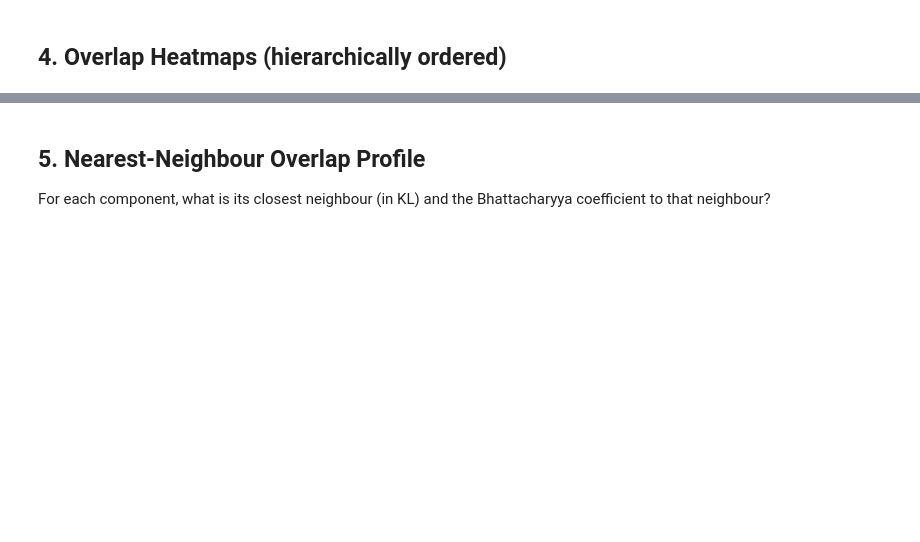
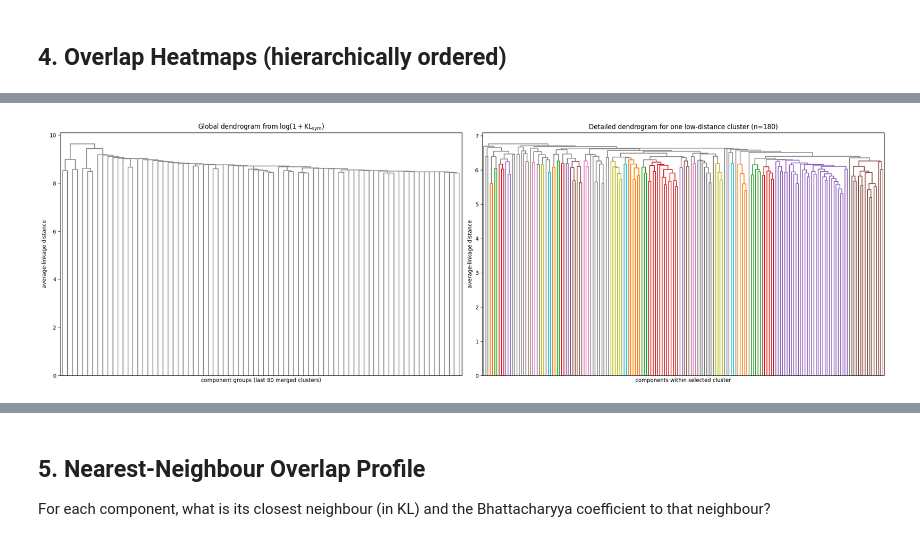
Before and after one commit to alexserra98/decomposing-activations-local-geometry, a Jupyter notebook: notebooks/visualize.ipynb, the cells around one changed output, grey strips where cells are left out. Drawn from its saved outputs; the diff is of its cells as text; code cells hidden in the pictures; blank space fills up the shorter version.

```diff
--- a/notebooks/visualize.ipynb
+++ b/notebooks/visualize.ipynb
@@ -217,7 +204,7 @@ plt.show()
 # %% [markdown]
 ## 4. Overlap Heatmaps (hierarchically ordered)
 # %%
-from scipy.cluster.hierarchy import linkage, leaves_list
+from scipy.cluster.hierarchy import dendrogram, fcluster, linkage, leaves_list
 from scipy.spatial.distance import squareform
 
 # Use KL_sym as the distance for ordering (clip negatives from numerics)
@@ -226,13 +213,21 @@ kl_np = np.clip(kl_np, 0, None)
 np.fill_diagonal(kl_np, 0)
 
 # Condense — squareform expects a symmetric matrix
-condensed = squareform(kl_np, checks=False)
+condensed_raw = squareform(kl_np, checks=False)
+positive_kl = condensed_raw[condensed_raw > 0]
 
-# Cap very large values so linkage is numerically stable
-condensed = np.clip(condensed, 0, np.percentile(condensed[condensed > 0], 99))
+# Use a log transform instead of hard clipping so the dendrogram keeps visible structure.
+# The heatmaps below use this same order.
+condensed = np.log1p(condensed_raw)
 
-Z     = linkage(condensed, method="average")
+Z = linkage(condensed, method="average")
 order = leaves_list(Z)
 
-print(f"Hierarchical ordering computed over {K} components")
+print(f"Hierarchical ordering computed over {effective_K} components")
+print(
+    "Raw KL_sym percentiles: "
+    f"50={np.percentile(positive_kl, 50):.2f}, "
+    f"90={np.percentile(positive_kl, 90):.2f}, "
+    f"99={np.percentile(positive_kl, 99):.2f}"
+)
 # %% [output]
@@ -239,0 +244,62 @@ Hierarchical ordering computed over 1000 components
+# %%
+# Compute the dendrogram leaves from the same linkage matrix used by the heatmaps.
+dendro = dendrogram(Z, no_plot=True)
+dendro_order = np.array(dendro["leaves"])
+assert np.array_equal(order, dendro_order)
+
+max_display_leaves = min(80, effective_K)
+cluster_cut_height = np.percentile(Z[:, 2], 65)
+# Get flat clusters (cluster at a specific tree height), select the largest cluster
+# and compute a detailed dendrogram for just that cluster (up to a max leaf count for readability).
+cluster_ids = fcluster(Z, t=cluster_cut_height, criterion="distance")
+cluster_labels, cluster_counts = np.unique(cluster_ids, return_counts=True)
+largest_cluster = cluster_labels[np.argmax(cluster_counts)]
+cluster_members = set(np.where(cluster_ids == largest_cluster)[0])
+ordered_cluster_members = np.array([leaf for leaf in order if leaf in cluster_members])
+
+max_detail_leaves = min(180, len(ordered_cluster_members))
+detail_members = ordered_cluster_members[:max_detail_leaves]
+detail_kl = kl_np[np.ix_(detail_members, detail_members)]
+detail_condensed = squareform(np.log1p(detail_kl), checks=False)
+Z_detail = linkage(detail_condensed, method="average")
+
+fig, axes = plt.subplots(1, 2, figsize=(22, 7), sharex=False)
+
+ax = axes[0]
+dendrogram(
+    Z,
+    truncate_mode="lastp",
+    p=max_display_leaves,
+    no_labels=True,
+    color_threshold=np.percentile(Z[:, 2], 70),
+    above_threshold_color="0.55",
+    ax=ax,
+)
+ax.set_title(r"Global dendrogram from $\log(1 + \mathrm{KL}_{\mathrm{sym}})$")
+ax.set_xlabel(f"component groups (last {max_display_leaves} merged clusters)")
+ax.set_ylabel(r"average-linkage distance")
+
+ax = axes[1]
+dendrogram(
+    Z_detail,
+    no_labels=True,
+    color_threshold=np.percentile(Z_detail[:, 2], 70),
+    above_threshold_color="0.55",
+    ax=ax,
+)
+ax.set_title(f"Detailed dendrogram for one low-distance cluster (n={max_detail_leaves})")
+ax.set_xlabel("components within selected cluster")
+ax.set_ylabel(r"average-linkage distance")
+
+plt.tight_layout()
+plt.savefig(OUT / "overlap_dendrogram.png", dpi=180, bbox_inches="tight")
+plt.show()
+
+print(f"Dendrogram computed over {effective_K} components")
+print(f"Leaf order matches heatmap order: {np.array_equal(order, dendro_order)}")
+print(
+    f"Detailed panel uses {max_detail_leaves} components from the largest cluster "
+    f"below linkage distance {cluster_cut_height:.3f}"
+)
+# %% [output]
+[figure, added]
```
Also changed, not shown: parts of 16 cells of this notebook, 7 other files.
